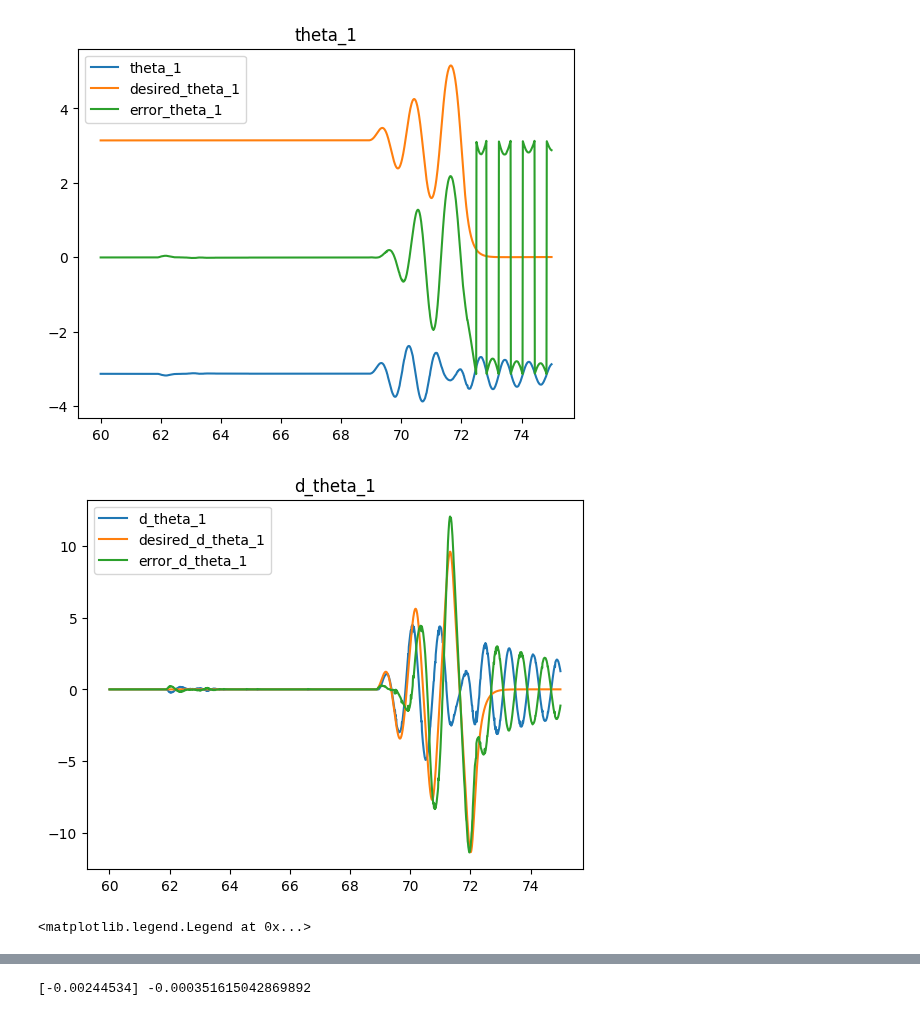
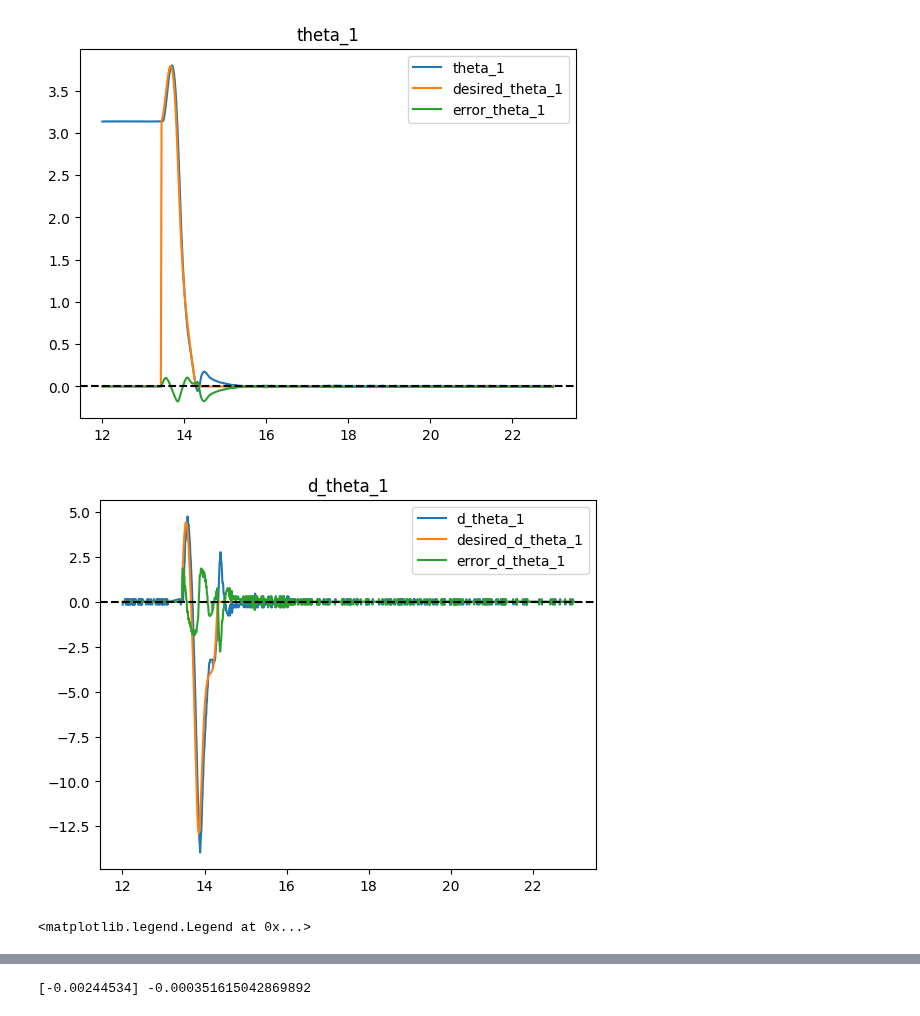
Before and after one commit to sackariaslunman/inverted-pendulum, a Jupyter notebook: src/python/test_linear_regression.ipynb, the cells around one changed output, grey strips where cells are left out. Drawn from its saved outputs; the diff is of its cells as text; code cells hidden in the pictures.

```diff
--- a/src/python/test_linear_regression.ipynb
+++ b/src/python/test_linear_regression.ipynb
@@ -24,6 +26,6 @@ poles = [Pole(m1, l1, u_p1)]
 system = CartPoleSystem(cart, motor, poles, g)
 # %%
-df = pd.read_csv('data/r_following.csv')
+df = pd.read_csv('data/f.csv')
 print("Entries before filter: ", len(df))
 df = df.dropna()
 print("Entries after filter: ", len(df))
@@ -47,5 +49,5 @@ Entries after filter:  7487
 # %%
-df = df[(df['time'] >= 60) & (df['time'] <= 75)]
+df = df[(df['time'] >= 12) & (df['time'] <= 23)]
 
 time = df['time']
 columns = ["s", "d_s", "theta_1", "d_theta_1"]
@@ -63,6 +65,7 @@ for column_name in columns:
     plt.plot(time, column, label=column_name)
     plt.plot(time, desired_column, label=desired_column_name)
     plt.plot(time, error_column, label=error_column_name)
+    plt.axhline(0, color='black', linestyle='--')
     plt.legend()
     plt.title(column_name)
     plt.show()
@@ -77,3 +80,3 @@ plt.legend()
-[figure, old version]
+[figure, new version]
-[figure, old version]
+[figure, new version]
 <matplotlib.legend.Legend at 0x...>
```
Also changed, not shown: parts of 7 cells of this notebook, 17 other files.
